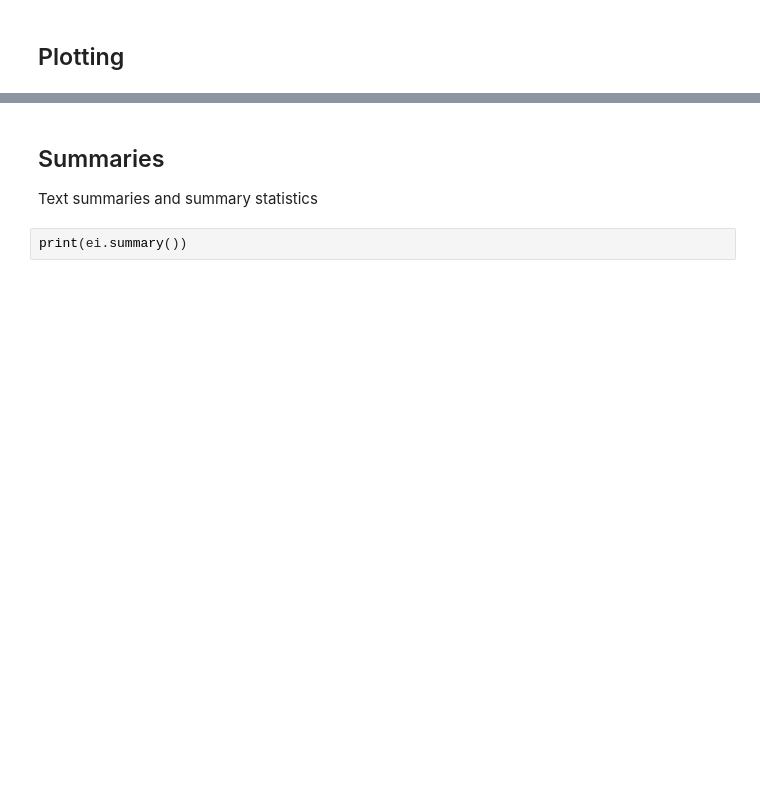
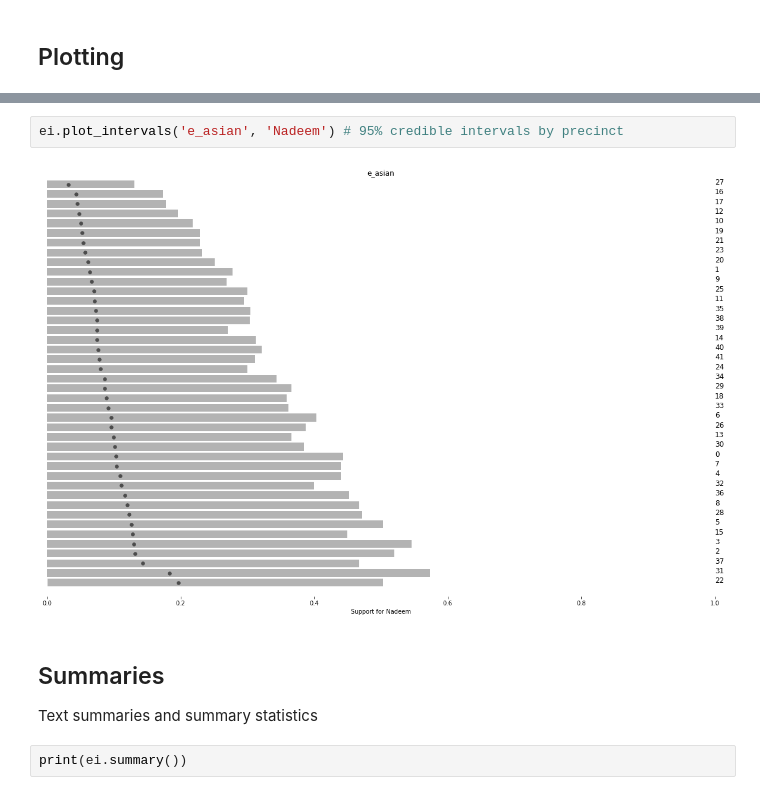
Before and after one commit to mggg/ecological-inference, a Jupyter notebook: pyei/examples/santa_clara_demo_r_by_c.ipynb, the cells around one changed output, grey strips where cells are left out. Drawn from its saved outputs; the diff is of its cells as text; blank space fills up the shorter version.

```diff
--- a/pyei/examples/santa_clara_demo_r_by_c.ipynb
+++ b/pyei/examples/santa_clara_demo_r_by_c.ipynb
@@ -49,3 +56,7 @@ ei.plot_kdes(plot_by="group")
+# %%
+ei.plot_intervals('e_asian', 'Nadeem') # 95% credible intervals by precinct
+# %% [output]
+[figure, added]
 # %% [markdown]
 ## Summaries
 Text summaries and summary statistics
```
Also changed, not shown: parts of 11 cells of this notebook, 5 other files.
